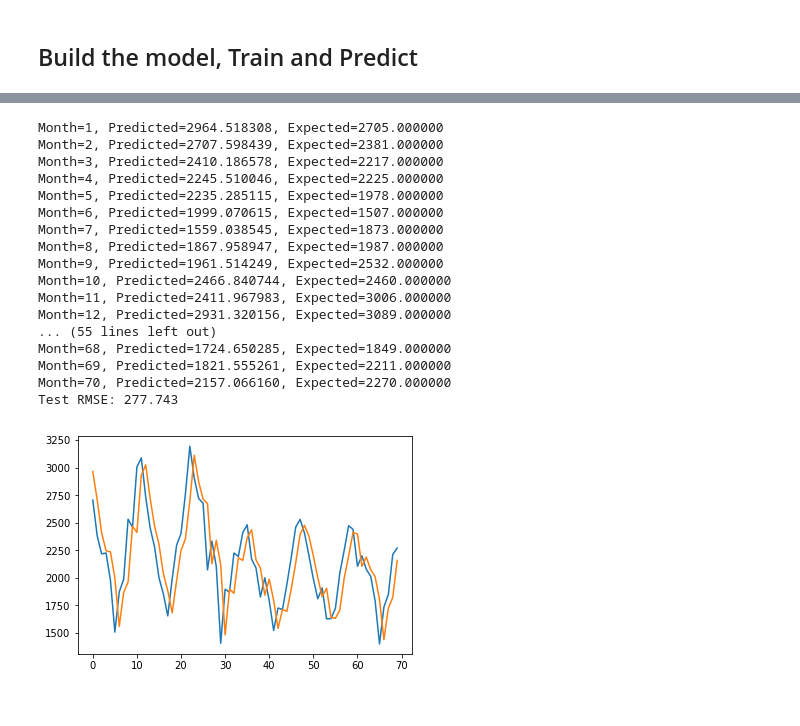
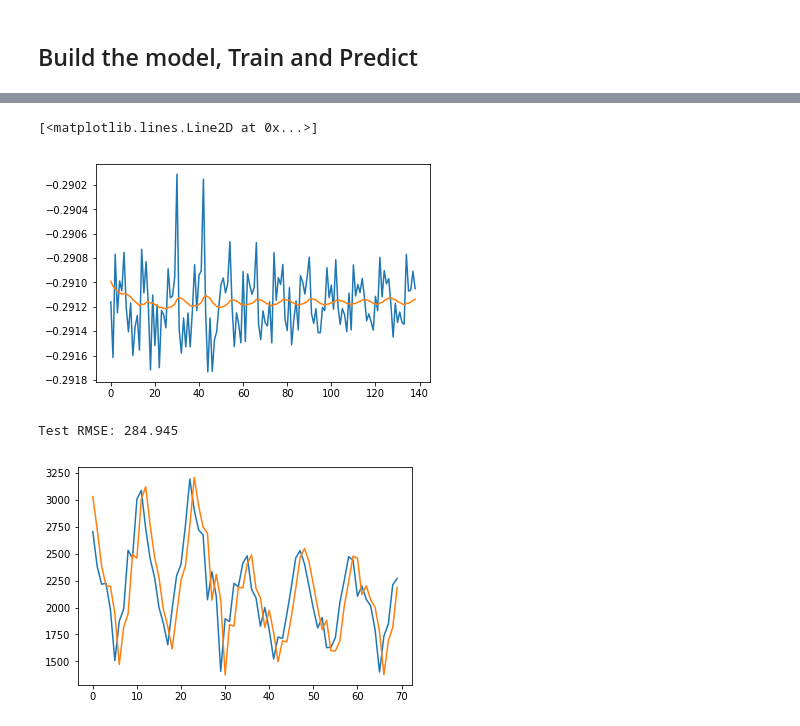
Before and after one commit to zihao12/qb_ML, a Jupyter notebook: code/time_series_full_tutorial_WangZihao.ipynb, the cells around one changed output, grey strips where cells are left out. Drawn from its saved outputs; the diff is of its cells as text; code cells hidden in the pictures.

```diff
--- a/code/time_series_full_tutorial_WangZihao.ipynb
+++ b/code/time_series_full_tutorial_WangZihao.ipynb
@@ -125,3 +151,7 @@ print(test.shape)
 # %% [output]
 (139, 2)
 (70, 2)
+# %%
+train, test = supervised_values[:139], supervised_values[139:]
+print(train.shape)
+print(test.shape)
@@ -177,49 +243,40 @@ def forecast_lstm(model, batch_size, X):
+# %%
+pyplot.plot(pred_train_xy_inv[:,0])
+pyplot.plot(pred_train_xy_inv[:,1])
+# %% [output]
+[<matplotlib.lines.Line2D at 0x...>]
+[figure, added]
 # %%
 # fit the model
-lstm_model = fit_lstm(train_scaled, 1, 5, 4)
+lstm_model = fit_lstm(train_scaled, batch_size = 1, nb_epoch= 5, neurons =4)
 # forecast the entire training dataset to build up state for forecasting
 train_reshaped = train_scaled[:, 0].reshape(len(train_scaled), 1, 1)
 lstm_model.predict(train_reshaped, batch_size=1)
 
 # walk-forward validation on the test data
 predictions = list()
 for i in range(len(test_scaled)):
 	# make one-step forecast
 	X, y = test_scaled[i, 0:-1], test_scaled[i, -1]
-	yhat = forecast_lstm(lstm_model, 1, X)
+	yhat = forecast_lstm(lstm_model, 10, X)
+
 	# invert scaling
 	yhat = invert_scale(scaler, X, yhat)
 	# invert differencing
 	yhat = inverse_difference(raw_values, yhat, len(test_scaled)+1-i)
 	# store forecast
 	predictions.append(yhat)
 	expected = raw_values[len(train) + i + 1]
-	print('Month=%d, Predicted=%f, Expected=%f' % (i+1, yhat, expected))
+	#print('Month=%d, Predicted=%f, Expected=%f' % (i+1, yhat, expected))
 
 # report performance
 rmse = sqrt(mean_squared_error(raw_values[-70:], predictions))
 print('Test RMSE: %.3f' % rmse)
 # line plot of observed vs predicted
 pyplot.plot(raw_values[-70:])
 pyplot.plot(predictions)
 pyplot.show()
 # %% [output]
-Month=1, Predicted=2964.518308, Expected=2705.000000
-Month=2, Predicted=2707.598439, Expected=2381.000000
-Month=3, Predicted=2410.186578, Expected=2217.000000
-Month=4, Predicted=2245.510046, Expected=2225.000000
-Month=5, Predicted=2235.285115, Expected=1978.000000
-Month=6, Predicted=1999.070615, Expected=1507.000000
-Month=7, Predicted=1559.038545, Expected=1873.000000
-Month=8, Predicted=1867.958947, Expected=1987.000000
-Month=9, Predicted=1961.514249, Expected=2532.000000
-Month=10, Predicted=2466.840744, Expected=2460.000000
-Month=11, Predicted=2411.967983, Expected=3006.000000
-Month=12, Predicted=2931.320156, Expected=3089.000000
-... (55 lines left out)
-Month=68, Predicted=1724.650285, Expected=1849.000000
-Month=69, Predicted=1821.555261, Expected=2211.000000
-Month=70, Predicted=2157.066160, Expected=2270.000000
-Test RMSE: 277.743
+Test RMSE: 284.945
-[figure, old version]
+[figure, new version]
 # %%
```
Also changed, not shown: parts of 29 cells of this notebook.
